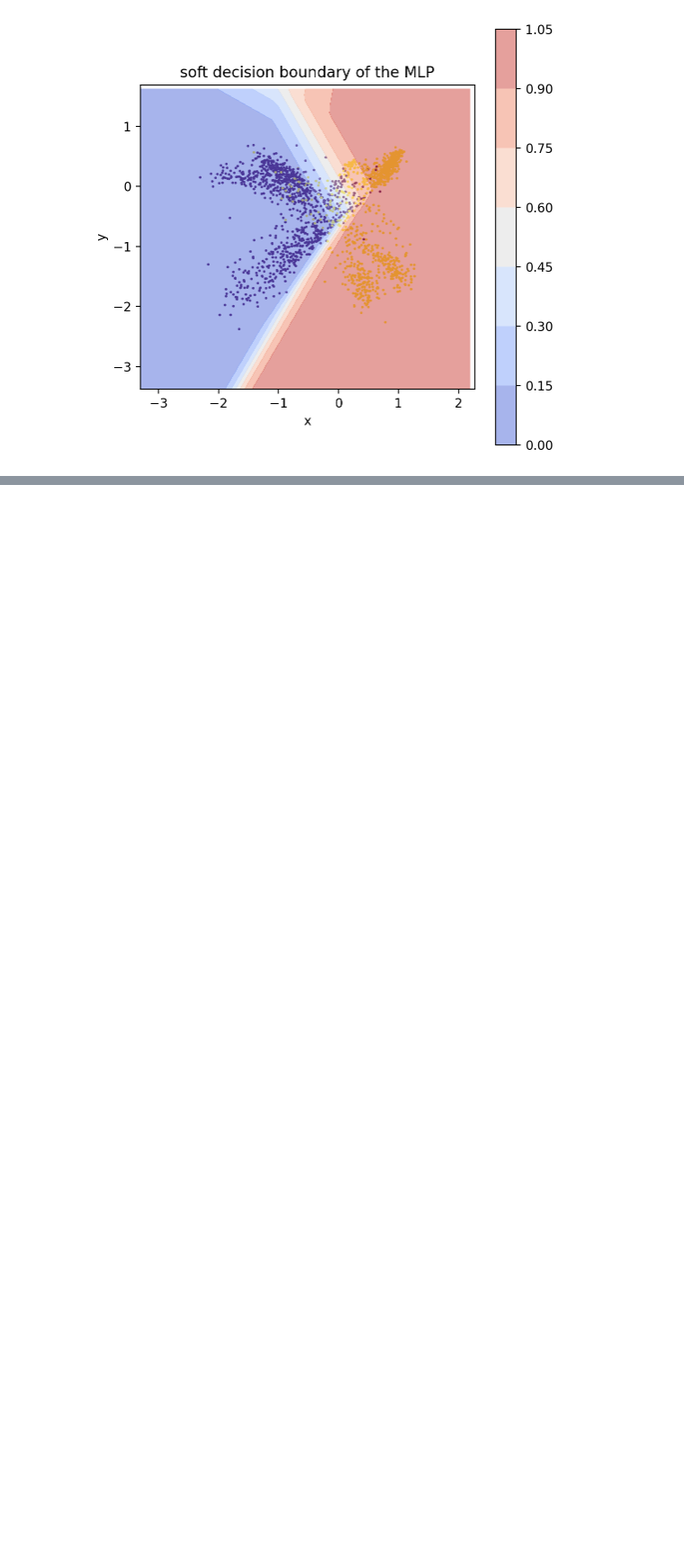
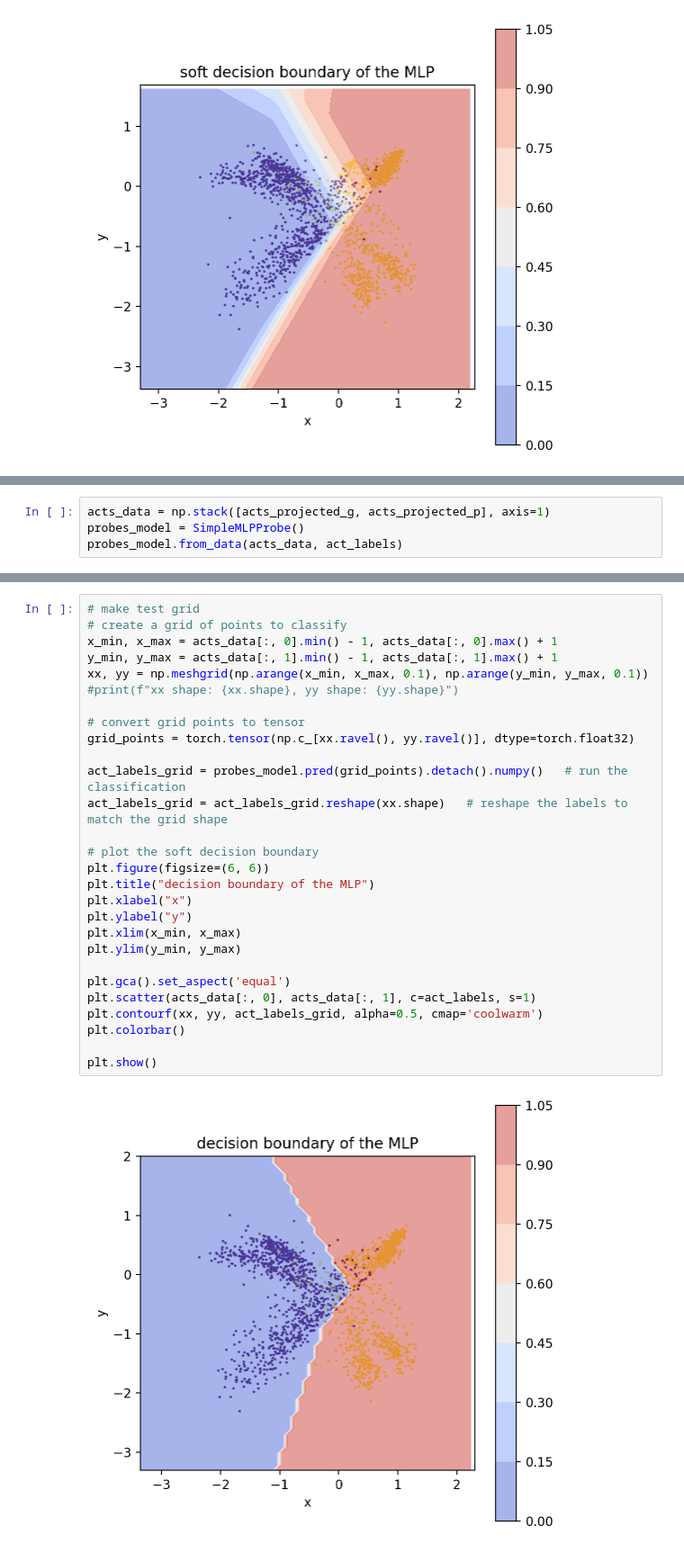
Before and after one commit to Fjallripa/Truth_is_Universal, a Jupyter notebook: MLP_classifier_prototyping.ipynb, the cells around one changed output, grey strips where cells are left out. Shown at 90% size. Drawn from its saved outputs; the diff is of its cells as text; blank space fills up the shorter version.

Commit message:
implement SimpleMLPProbe in probes.py

```diff
--- a/MLP_classifier_prototyping.ipynb
+++ b/MLP_classifier_prototyping.ipynb
@@ -268,0 +274,4 @@ plt.show()
+# %%
+acts_data = np.stack([acts_projected_g, acts_projected_p], axis=1)
+probes_model = SimpleMLPProbe()
+probes_model.from_data(acts_data, act_labels)
@@ -268,0 +290,30 @@ plt.show()
+# %%
+# make test grid
+# create a grid of points to classify
+x_min, x_max = acts_data[:, 0].min() - 1, acts_data[:, 0].max() + 1
+y_min, y_max = acts_data[:, 1].min() - 1, acts_data[:, 1].max() + 1
+xx, yy = np.meshgrid(np.arange(x_min, x_max, 0.1), np.arange(y_min, y_max, 0.1))
+#print(f"xx shape: {xx.shape}, yy shape: {yy.shape}")
+
+# convert grid points to tensor
+grid_points = torch.tensor(np.c_[xx.ravel(), yy.ravel()], dtype=torch.float32)
+
+act_labels_grid = probes_model.pred(grid_points).detach().numpy()   # run the classification
+act_labels_grid = act_labels_grid.reshape(xx.shape)   # reshape the labels to match the grid shape
+
+# plot the soft decision boundary
+plt.figure(figsize=(6, 6))
+plt.title("decision boundary of the MLP")
+plt.xlabel("x")
+plt.ylabel("y")
+plt.xlim(x_min, x_max)
+plt.ylim(y_min, y_max)
+
+plt.gca().set_aspect('equal')
+plt.scatter(acts_data[:, 0], acts_data[:, 1], c=act_labels, s=1)
+plt.contourf(xx, yy, act_labels_grid, alpha=0.5, cmap='coolwarm')
+plt.colorbar()
+
+plt.show()
+# %% [output]
+[figure, added]
```
Also changed, not shown: parts of 4 cells of this notebook, 1 other file.
